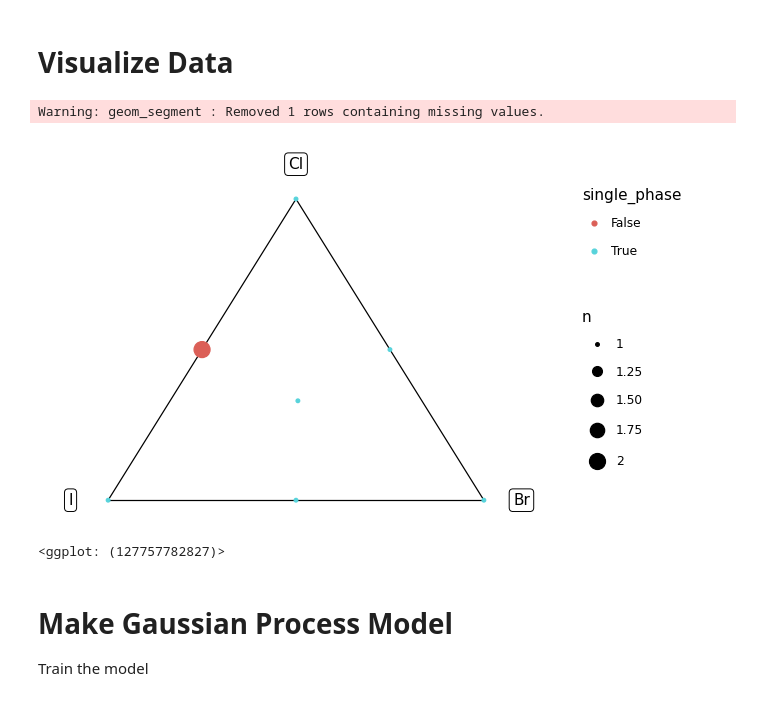
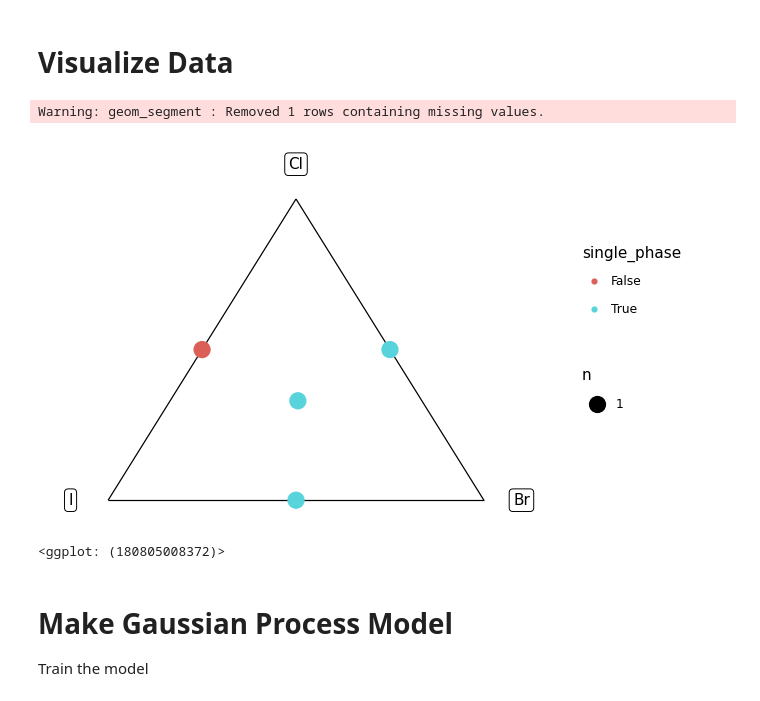
Before and after one commit to kaybr24/perovskite-solar, a Jupyter notebook: Triple Halide Contour Map.ipynb, the cells around one changed output. Drawn from its saved outputs; the diff is of its cells as text; code cells hidden in the pictures.

```diff
--- a/Triple Halide Contour Map.ipynb
+++ b/Triple Halide Contour Map.ipynb
@@ -199,31 +199,31 @@ df_thp_INVERTround1 = (
 # Visualize Data
 # %%
 #Select data to display:
-df_thp = df_thp_round1mod
+df_thp = df_thp_round1
 
 #Show visualization
 (
     df_thp
 
     >> pt.ggplot(pt.aes("x", "y"))
     + pt.geom_segment(
         data=df_tri_bounds,
         mapping=pt.aes(xend="gr.lead(x)", yend="gr.lead(y)")
     )
     + pt.geom_label(
         data=df_tri_labels,
         mapping=pt.aes(label="label")
     )
     + pt.geom_count(pt.aes(color="single_phase"))
     + pt.theme_void()
     + pt.theme(
         plot_background=pt.element_rect(fill="white")
     )
 )
 # %% [output]
 Warning: geom_segment : Removed 1 rows containing missing values.
-[figure, old version]
+[figure, new version]
-<ggplot: (127757782827)>
+<ggplot: (180805008372)>
 # %% [markdown]
 # Make Gaussian Process Model
 Train the model
```
Also changed, not shown: parts of 5 cells of this notebook.
